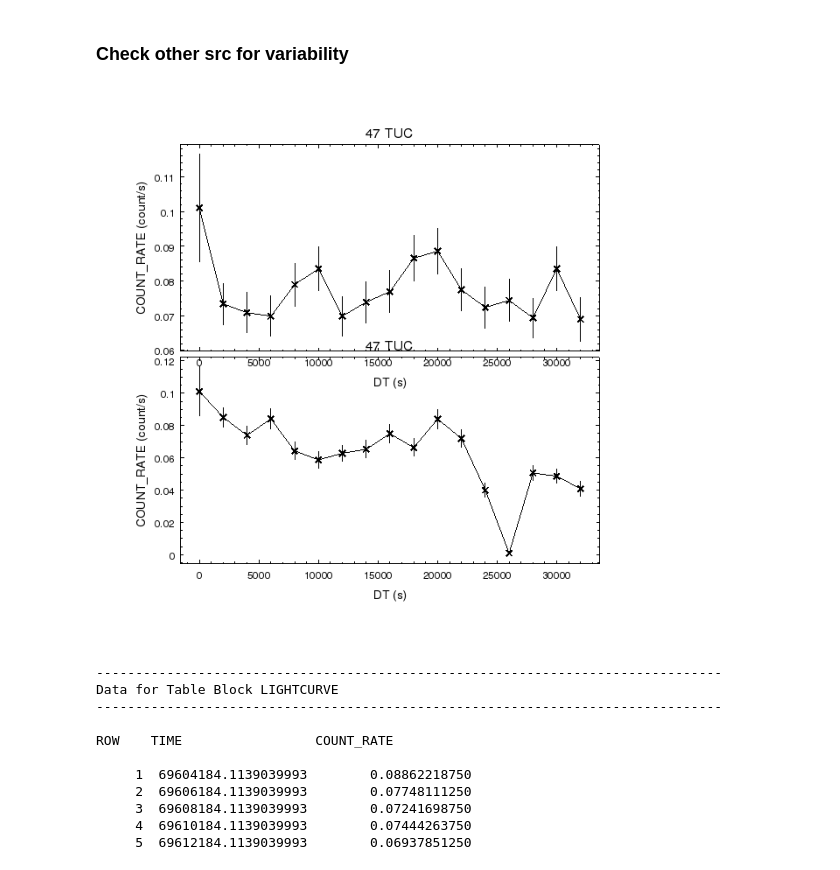
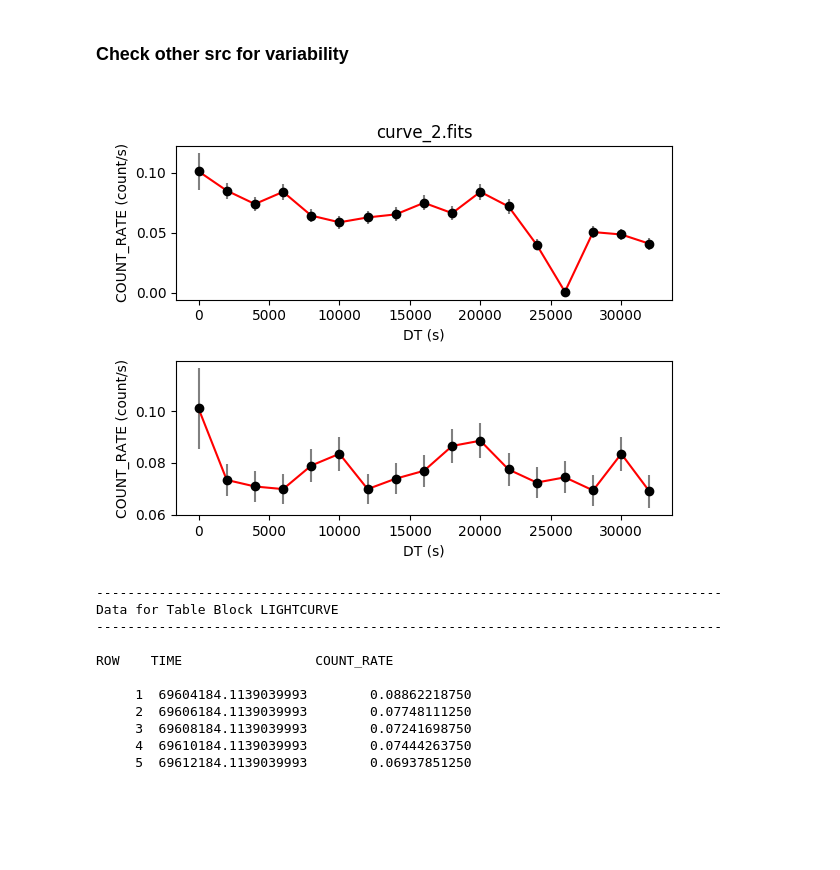
Before and after one commit to cxcsds/ciao-threads, a Jupyter notebook: lightcurve.ipynb, the cells around one changed output. Cells and saved outputs as stored; diff of their text form; code cells hidden in the pictures; blank space fills up the shorter version.

```diff
--- a/lightcurve.ipynb
+++ b/lightcurve.ipynb
@@ -166,20 +171,42 @@ dmextract outfile="curve_1.fits" opt="ltc1" clob+\
 # %%
 dmextract outfile="curve_2.fits" opt="ltc1" clob+\
       infile="acisf00953N004_evt2.fits[ccd_id=3,sky=region(src2.reg)][bin time=::2000]"
-# %%
-cat << EOM > c2.py
-split(2, 1, 0.01)
-make_figure("curve_1.fits[cols dt,count_rate,count_rate_err]")
-current_plot("plot2")
-make_figure("curve_2.fits[cols dt,count_rate,count_rate_err]")
-print_window("chips_02.png","export.clobber=True")
-quit()
-EOM
-
-chips -b c2.py
-display < chips_02.png
-# %% [output]
-[figure, removed]
+# %%
+cat << EOM > c2.py
+
+from pycrates import read_file
+import matplotlib.pylab as plt
+
+def make_figure(infile, xcol="dt", ycol="count_rate", eycol="count_rate_err"):
+    tab = read_file(infile)
+    dt = tab.get_column(xcol)
+    rate = tab.get_column(ycol)
+    erate = tab.get_column(eycol)
+    plt.errorbar(dt.values, rate.values, yerr=erate.values,
+        marker="o", color="red", mfc="black",mec="black", ecolor="grey")
+
+    xlab = dt.name + ( " ({})".format(dt.unit) if len(dt.unit) else "" )
+    ylab = rate.name + ( " ({})".format(rate.unit) if len(rate.unit) else "" )
+    plt.xlabel(xlab)
+    plt.ylabel(ylab)
+    plt.title(infile)
+
+
+plt.subplots(2,1,sharex="col")
+plt.subplots_adjust(hspace=0.4)
+plt.subplot(2,1,2)
+make_figure("curve_1.fits")
+plt.title("")
+plt.subplot(2,1,1)
+make_figure("curve_2.fits")
+plt.savefig("chips_02.png")
+EOM
+
+python c2.py
+
+display < chips_02.png
+# %% [output]
+[figure, added]
 # %%
 dmlist "curve_1.fits[dt=20000:30000][cols time,count_rate]" data
 # %% [output]
```
Also changed, not shown: parts of 8 cells of this notebook.
